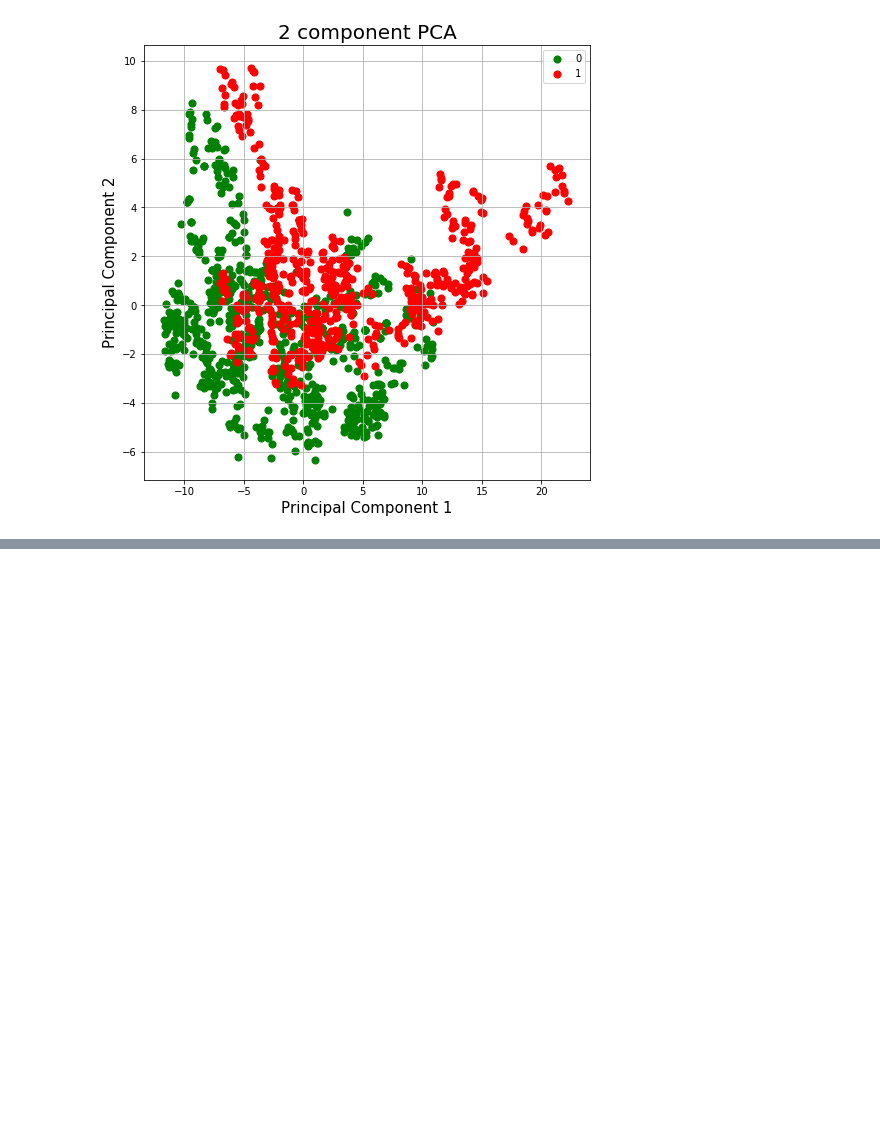
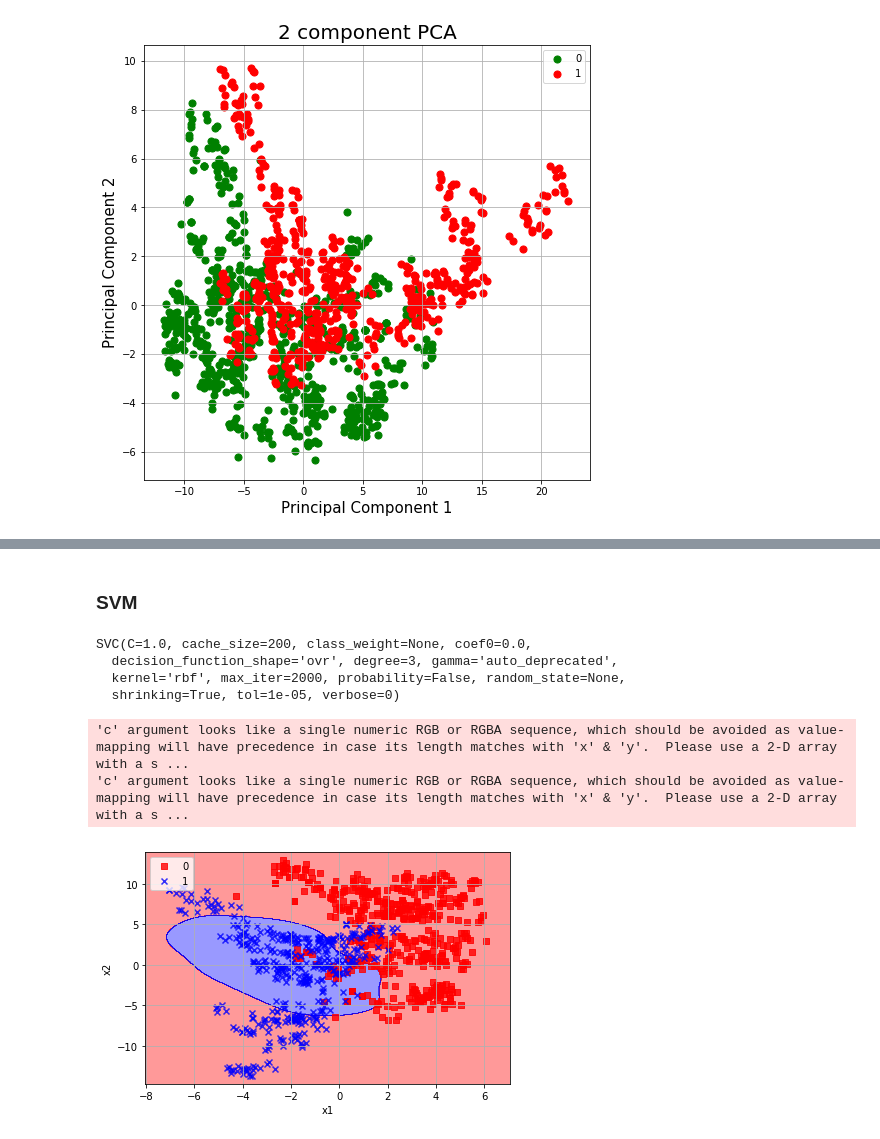
Before and after one commit to McKingly/ED-Data-Mining, a Jupyter notebook: Testing.ipynb, the cells around one changed output, grey strips where cells are left out. Saved outputs shown, nothing was run; the diff lists cells and outputs as text; code cells hidden in the pictures; blank space fills up the shorter version.

```diff
--- a/Testing.ipynb
+++ b/Testing.ipynb
@@ -391,0 +423,27 @@ ValueError: shapes (1137008,2) and (4,30) not aligned: 2 (dim 1) != 4 (dim 0)
+# %% [markdown]
+### SVM
+# %%
+from sklearn.svm import SVC
+
+svm=SVC(C=1.0,kernel='rbf', max_iter=2000, tol=1e-05, verbose=0)
+svm
+# %% [output]
+SVC(C=1.0, cache_size=200, class_weight=None, coef0=0.0,
+  decision_function_shape='ovr', degree=3, gamma='auto_deprecated',
+  kernel='rbf', max_iter=2000, probability=False, random_state=None,
+  shrinking=True, tol=1e-05, verbose=0)
+# %%
+# Banknotes dataset
+
+svm=svm.fit(X_train1.values, y_train1.values)
+plot_decision_regions(X_train1.values, y_train1.values, classifier=svm)
+plt.xlabel('x1')
+plt.ylabel('x2')
+plt.legend(loc='upper left')
+plt.grid()
+plt.tight_layout()
+plt.show()
+# %% [output]
+'c' argument looks like a single numeric RGB or RGBA sequence, which should be avoided as value-mapping will have precedence in case its length matches with 'x' & 'y'.  Please use a 2-D array with a s ...
+'c' argument looks like a single numeric RGB or RGBA sequence, which should be avoided as value-mapping will have precedence in case its length matches with 'x' & 'y'.  Please use a 2-D array with a s ...
+[figure, added]
```
Also changed, not shown: parts of 10 cells of this notebook.
